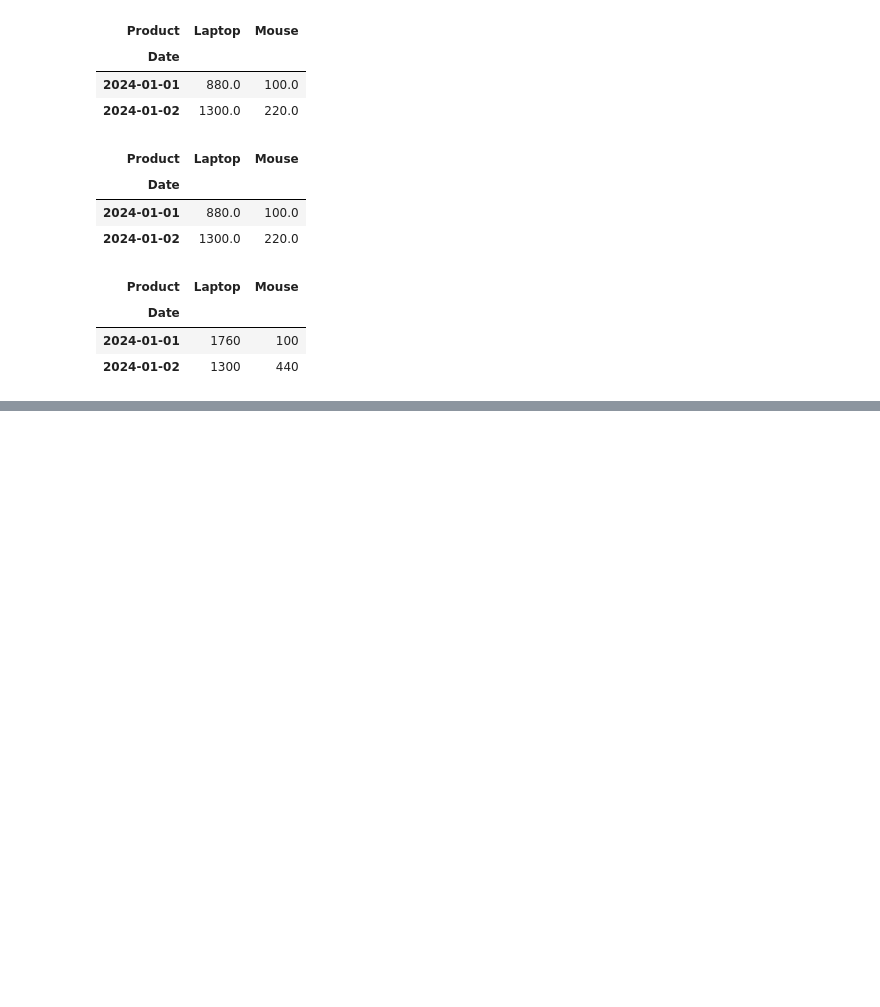
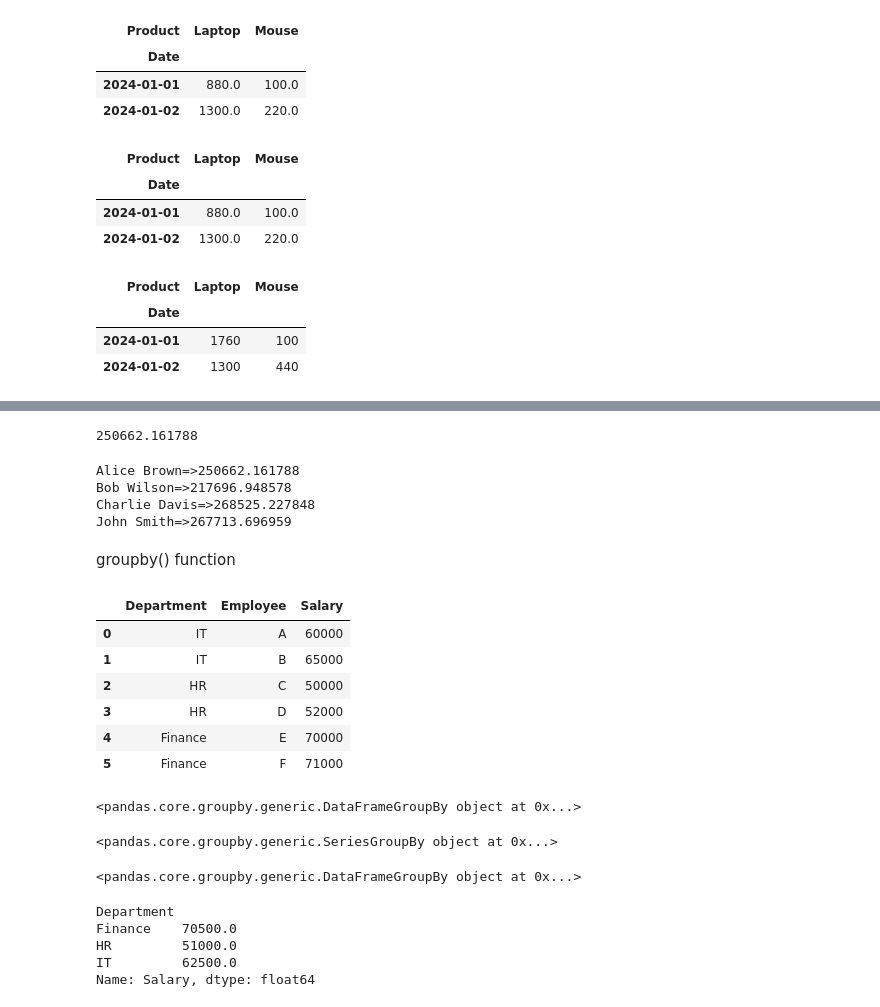
Before and after one commit to viramgamatanvi-a11y/python, a Jupyter notebook: day_7.ipynb, the cells around one changed output, grey strips where cells are left out. Saved outputs shown, nothing was run; the diff lists cells and outputs as text; code cells hidden in the pictures; blank space fills up the shorter version.

```diff
--- a/day_7.ipynb
+++ b/day_7.ipynb
@@ -191,0 +227,52 @@ df2.pivot_table(index="Date",columns="Product",values="Sales",aggfunc="sum")
+# %%
+print(pivot_tbl["Alice Brown"].sum())
+# %% [output]
+250662.161788
+# %%
+for col in pivot_tbl.columns:
+    print(f"{col}=>{pivot_tbl[col].sum()}")
+# %% [output]
+Alice Brown=>250662.161788
+Bob Wilson=>217696.948578
+Charlie Davis=>268525.227848
+John Smith=>267713.696959
+# %% [markdown]
+groupby() function
+# %%
+data={
+    'Department':['IT','IT','HR','HR','Finance','Finance'],
+    'Employee':['A','B','C','D','E','F'],
+    'Salary':[60000,65000,50000,52000,70000,71000]
+}
+
+df_hr=pd.DataFrame(data)
+
+df_hr
+# %% [output]
+|  | Department | Employee | Salary |
+| 0 | IT | A | 60000 |
+| 1 | IT | B | 65000 |
+| 2 | HR | C | 50000 |
+| 3 | HR | D | 52000 |
+| 4 | Finance | E | 70000 |
+| 5 | Finance | F | 71000 |
+# %%
+df_hr.groupby(by="Department")
+# %% [output]
+<pandas.core.groupby.generic.DataFrameGroupBy object at 0x...>
+# %%
+df_hr.groupby(by="Department")["Salary"]
+# %% [output]
+<pandas.core.groupby.generic.SeriesGroupBy object at 0x...>
+# %%
+df_hr.groupby(by=["Salary"])
+# %% [output]
+<pandas.core.groupby.generic.DataFrameGroupBy object at 0x...>
+# %%
+df_hr.groupby("Department")["Salary"].mean()
+# %% [output]
+Department
+Finance    70500.0
+HR         51000.0
+IT         62500.0
+Name: Salary, dtype: float64
```
Also changed, not shown: parts of 20 cells of this notebook.
